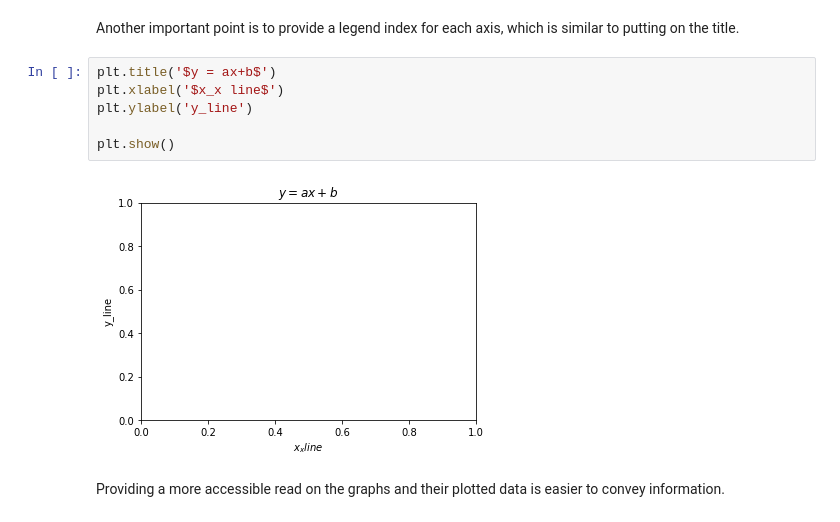
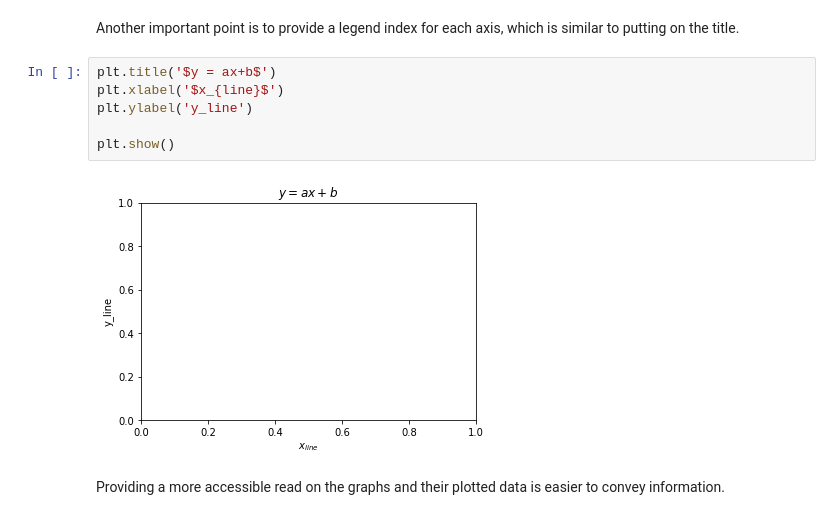
Before and after one commit to Deadlyelder/visualisation-workshop, a Jupyter notebook: src/matplotlib.ipynb, the cells around one changed output. Drawn from its saved outputs; the diff is of its cells as text.

Commit message:
[Fix] Typo in plot

```diff
--- a/src/matplotlib.ipynb
+++ b/src/matplotlib.ipynb
@@ -122,12 +122,12 @@ plt.show()
 Another important point is to provide a legend index for each axis, which is similar to putting on the title.
 # %%
 plt.title('$y = ax+b$')
-plt.xlabel('$x_x line$')
+plt.xlabel('$x_{line}$')
 plt.ylabel('y_line')
 
 plt.show()
 # %% [output]
-[figure, old version]
+[figure, new version]
 # %% [markdown]
 Providing a more accessible read on the graphs and their plotted data is easier to convey information.
 # %%
```
